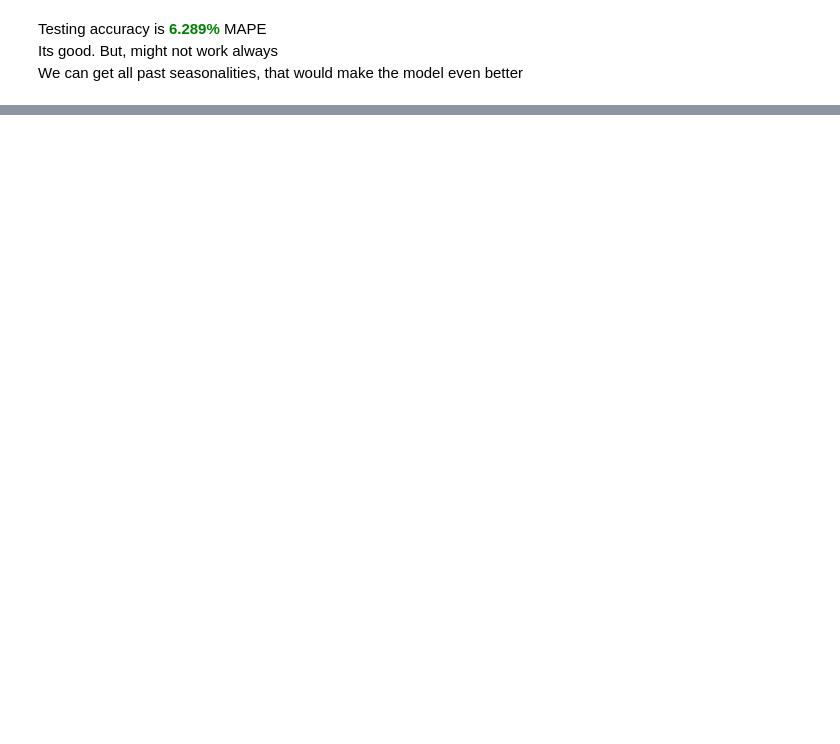
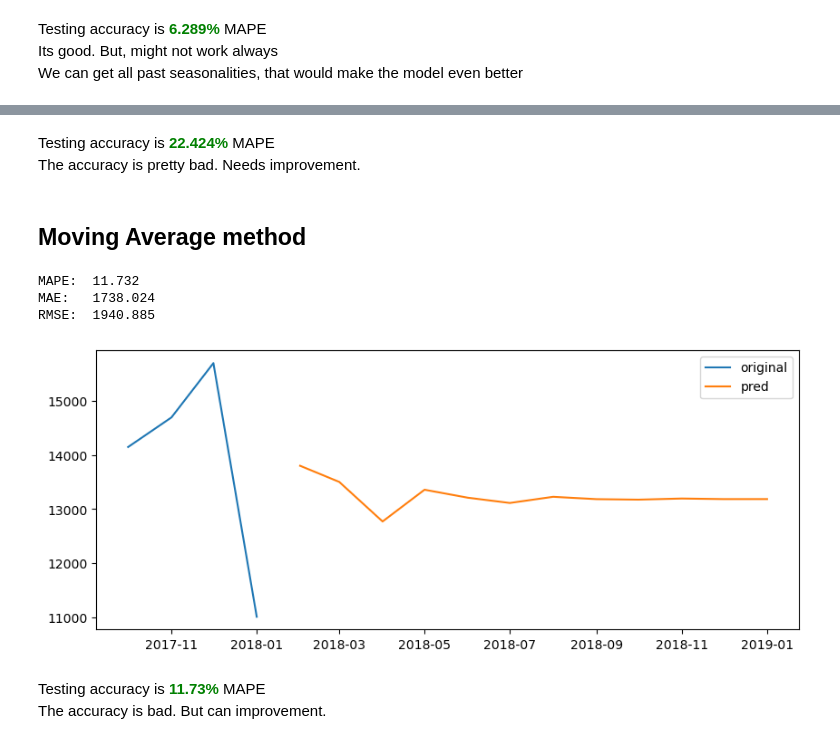
Before and after one commit to im-miracle/mobileSales_Forecasr, a Jupyter notebook: mobileSalesAnalysis/TimeSeriesAnalysis.ipynb, the cells around one changed output, grey strips where cells are left out. Saved outputs shown, nothing was run; the diff lists cells and outputs as text; code cells hidden in the pictures; blank space fills up the shorter version.

```diff
--- a/mobileSalesAnalysis/TimeSeriesAnalysis.ipynb
+++ b/mobileSalesAnalysis/TimeSeriesAnalysis.ipynb
@@ -308,0 +336,16 @@ We can get all past seasonalities, that would make the model even better
+# %%
+# use the first and last Data point to create a trendline and extrapolate it as prediction
+
+slope = ((train["Sales"].iloc[-1] - train["Sales"].iloc[0])/train["Sales"].shape[0])
+
+for index in range(test.shape[0]):
+    test["pred"].iloc[index] = train["Sales"].iloc[-1] + (index * slope)
+
+# # test Accuracy
+print("TEST ACCURACY:")
+eval_model(yVal=test["Sales"], yPred=test["pred"])
+
+plt.plot(test["Sales"], label="original")
+plt.plot(test["pred"], label="forecast")
+plt.legend()
+plt.show()
@@ -308,0 +358,36 @@ We can get all past seasonalities, that would make the model even better
+# %% [markdown]
+Testing accuracy is <span style="color:Green">**22.424%**</span> MAPE <br>
+The accuracy is pretty bad. Needs improvement.
+# %% [markdown]
+## Moving Average method
+# %%
+# Uses rolling window for the last training data and move the rolling window to test data.
+# moving Average --> Only considers the most revent level.
+# the prediction values fluctuate and settle over time
+
+windowsize = 3
+testMA = pd.concat([train.iloc[-1-windowsize:], pd.DataFrame(index=test.index)])
+testMA.loc[~testMA["pred"].isna(), "pred"] = np.nan
+
+pred = testMA["Sales"].dropna().values
+
+for index in range(test.shape[0]):
+    pred = np.append(pred, pred[-windowsize:].mean())
+
+testMA["pred"] = pred
+testMA.loc[testMA["Sales"].dropna().index, "pred"] = np.nan
+# %%
+eval_model(yVal=test["Sales"], yPred=testMA.loc[~testMA["pred"].isna(), "pred"])
+
+plt.plot(testMA["Sales"], label="original")
+plt.plot(testMA["pred"], label="pred")
+plt.legend()
+plt.show()
+# %% [output]
+MAPE:  11.732
+MAE:   1738.024
+RMSE:  1940.885
+[figure, added]
+# %% [markdown]
+Testing accuracy is <span style="color:Green">**11.73%**</span> MAPE <br>
+The accuracy is bad. But can improvement.
```
Also changed, not shown: parts of 28 cells of this notebook.
